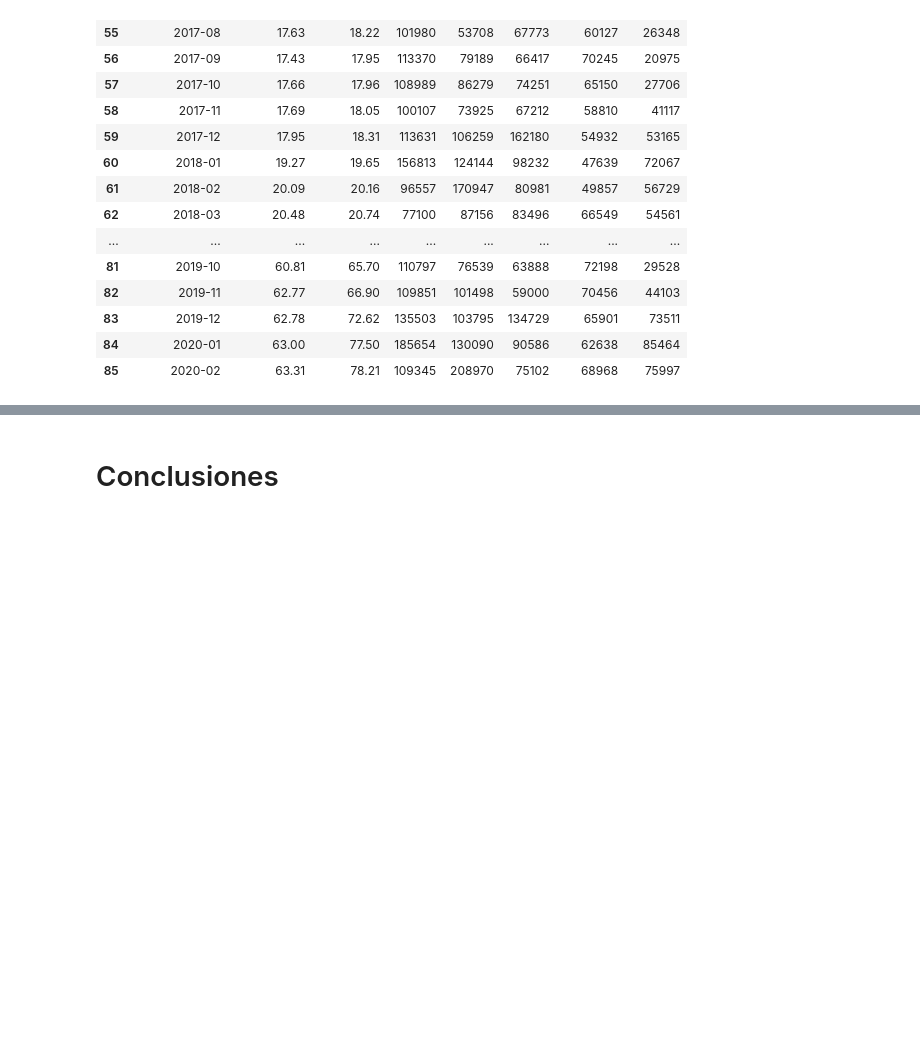
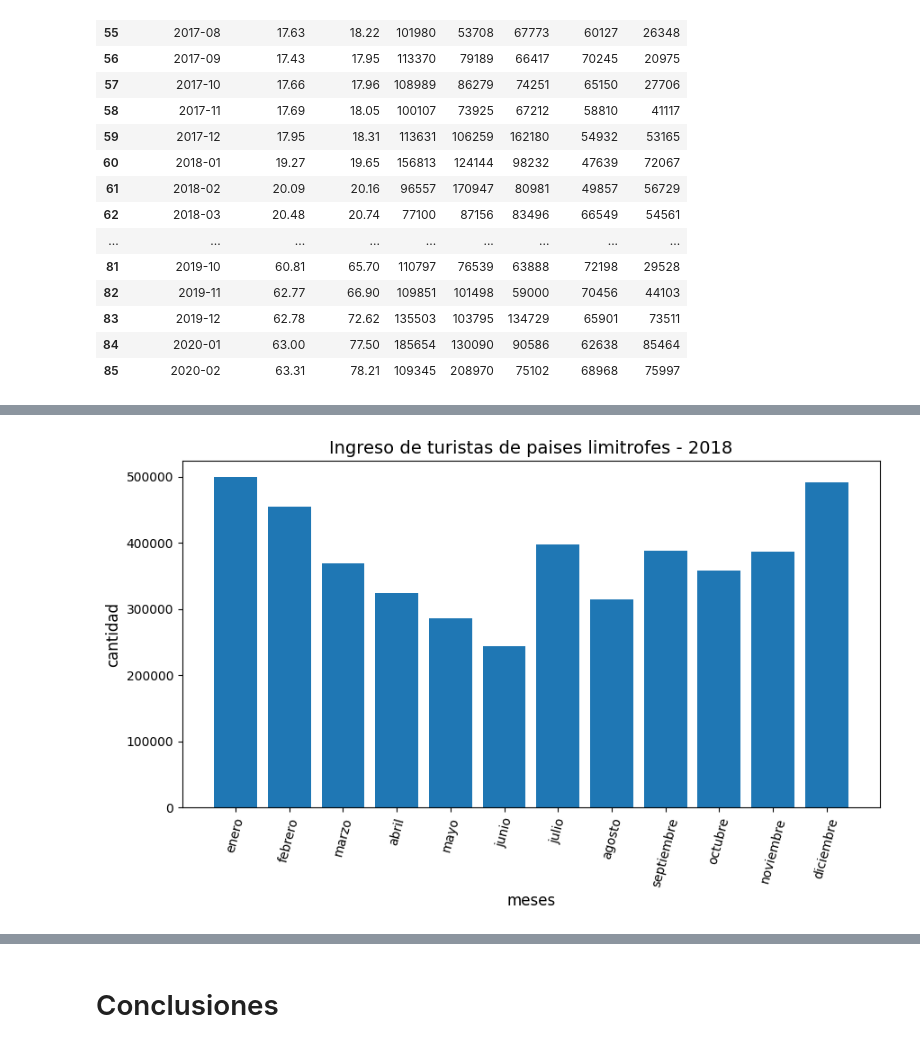
Before and after one commit to Isaiasgaray/fundamentos_tp, a Jupyter notebook: tp1/ejercicio_2/ejercicio2.ipynb, the cells around one changed output, grey strips where cells are left out. Cells and saved outputs as stored; diff of their text form; code cells hidden in the pictures; blank space fills up the shorter version.

```diff
--- a/tp1/ejercicio_2/ejercicio2.ipynb
+++ b/tp1/ejercicio_2/ejercicio2.ipynb
@@ -143,0 +253,33 @@ turista_cambio
+# %%
+def graficar_barras(titulo, titulo_x, titulo_y, savefig_name, etiquetas_x, datos_y, angulo, tamaño):
+
+    plt.figure(figsize = tamaño)
+    plt.xticks(rotation = angulo,fontsize=10);
+    plt.yticks(fontsize=10);
+    plt.xlabel(titulo_x,fontsize=12)
+    plt.ylabel(titulo_y,fontsize=12)
+    plt.title(titulo,fontsize=14)
+    plt.bar(etiquetas_x,datos_y)
+    plt.savefig(savefig_name, bbox_inches = 'tight')
+# %%
+#este ultimo grafico no se si es el mejor para ver enaanios completos los meses
+#que mas turistas hay y los menos
+turista_cambio['fecha_mensual'] = pd.to_datetime(turista['fecha_mensual'])
+
+datos_2018 = turista_cambio[turista_cambio['fecha_mensual'].dt.year == 2018]
+datos_2019 = turista_cambio[turista_cambio['fecha_mensual'].dt.year == 2019]
+
+etiquetas = ['enero', 'febrero','marzo', 'abril', 'mayo', 'junio', 'julio',
+               'agosto', 'septiembre', 'octubre', 'noviembre', 'diciembre']
+
+datos_1 = datos_2018['bolivia'] + datos_2018['brasil'] + datos_2018['chile']+ \
+          datos_2018['paraguay'] + datos_2018['uruguay']
+
+datos_2 = datos_2019['bolivia'] + datos_2019['brasil'] + datos_2019['chile']+ \
+          datos_2019['paraguay'] + datos_2019['uruguay']
+# %%
+graficar_barras("Ingreso de turistas de paises limitrofes - 2018","meses",
+          "cantidad",'grafico_tuista_2018.png',etiquetas, datos_1,angulo = 75,
+           tamaño = (10,5))
+# %% [output]
+[figure, added]
```
Also changed, not shown: parts of 18 cells of this notebook.
